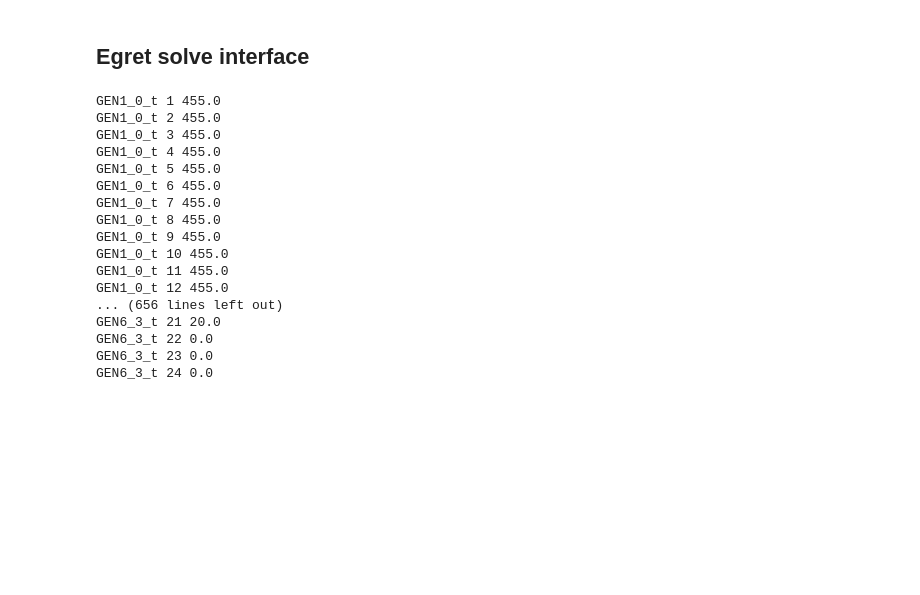
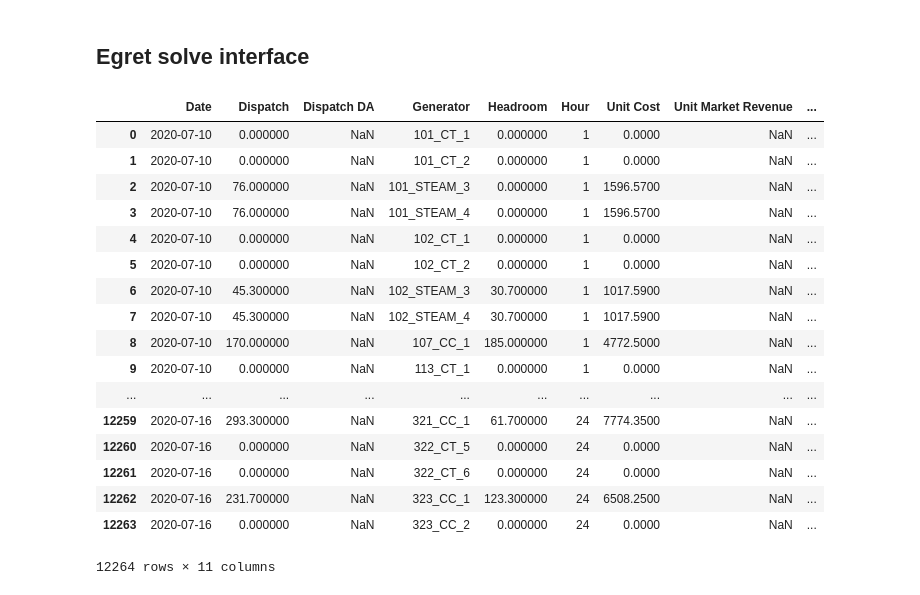
Before and after one commit to grid-parity-exchange/Egret, a Jupyter notebook: egret/viz/Stack Graphs.ipynb, the cells around one changed output. Saved outputs shown, nothing was run; the diff lists cells and outputs as text; code cells hidden in the pictures; blank space fills up the shorter version.

```diff
--- a/egret/viz/Stack Graphs.ipynb
+++ b/egret/viz/Stack Graphs.ipynb
@@ -416,23 +414,5 @@ for test_case, ref_objval in zip(test_cases, test_int_objvals):
 # %%
-for gen in model.ThermalGenerators:
-    for time_period in model.TimePeriods:
-        print(gen, time_period, model.PowerGenerated[gen, time_period].expr())
+# for gen in model.ThermalGenerators:
+#     for time_period in model.TimePeriods:
+#         print(gen, time_period, model.PowerGenerated[gen, time_period].expr())
-# %% [output]
-GEN1_0_t 1 455.0
-GEN1_0_t 2 455.0
-GEN1_0_t 3 455.0
-GEN1_0_t 4 455.0
-GEN1_0_t 5 455.0
-GEN1_0_t 6 455.0
-GEN1_0_t 7 455.0
-GEN1_0_t 8 455.0
-GEN1_0_t 9 455.0
-GEN1_0_t 10 455.0
-GEN1_0_t 11 455.0
-GEN1_0_t 12 455.0
-... (656 lines left out)
-GEN6_3_t 21 20.0
-GEN6_3_t 22 0.0
-GEN6_3_t 23 0.0
-GEN6_3_t 24 0.0
 # %%
@@ -439,0 +420,21 @@ md.attributes('generators')
+# %%
+thermal_detail
+# %% [output]
+|  | Date | Dispatch | Dispatch DA | Generator | Headroom | Hour | Unit Cost | Unit Market Revenue | ... |
+| 0 | 2020-07-10 | 0.000000 | NaN | 101_CT_1 | 0.000000 | 1 | 0.0000 | NaN | ... |
+| 1 | 2020-07-10 | 0.000000 | NaN | 101_CT_2 | 0.000000 | 1 | 0.0000 | NaN | ... |
+| 2 | 2020-07-10 | 76.000000 | NaN | 101_STEAM_3 | 0.000000 | 1 | 1596.5700 | NaN | ... |
+| 3 | 2020-07-10 | 76.000000 | NaN | 101_STEAM_4 | 0.000000 | 1 | 1596.5700 | NaN | ... |
+| 4 | 2020-07-10 | 0.000000 | NaN | 102_CT_1 | 0.000000 | 1 | 0.0000 | NaN | ... |
+| 5 | 2020-07-10 | 0.000000 | NaN | 102_CT_2 | 0.000000 | 1 | 0.0000 | NaN | ... |
+| 6 | 2020-07-10 | 45.300000 | NaN | 102_STEAM_3 | 30.700000 | 1 | 1017.5900 | NaN | ... |
+| 7 | 2020-07-10 | 45.300000 | NaN | 102_STEAM_4 | 30.700000 | 1 | 1017.5900 | NaN | ... |
+| 8 | 2020-07-10 | 170.000000 | NaN | 107_CC_1 | 185.000000 | 1 | 4772.5000 | NaN | ... |
+| 9 | 2020-07-10 | 0.000000 | NaN | 113_CT_1 | 0.000000 | 1 | 0.0000 | NaN | ... |
+| ... | ... | ... | ... | ... | ... | ... | ... | ... | ... |
+| 12259 | 2020-07-16 | 293.300000 | NaN | 321_CC_1 | 61.700000 | 24 | 7774.3500 | NaN | ... |
+| 12260 | 2020-07-16 | 0.000000 | NaN | 322_CT_5 | 0.000000 | 24 | 0.0000 | NaN | ... |
+| 12261 | 2020-07-16 | 0.000000 | NaN | 322_CT_6 | 0.000000 | 24 | 0.0000 | NaN | ... |
+| 12262 | 2020-07-16 | 231.700000 | NaN | 323_CC_1 | 123.300000 | 24 | 6508.2500 | NaN | ... |
+| 12263 | 2020-07-16 | 0.000000 | NaN | 323_CC_2 | 0.000000 | 24 | 0.0000 | NaN | ... |
+12264 rows × 11 columns
```
Also changed, not shown: parts of 7 cells of this notebook.
